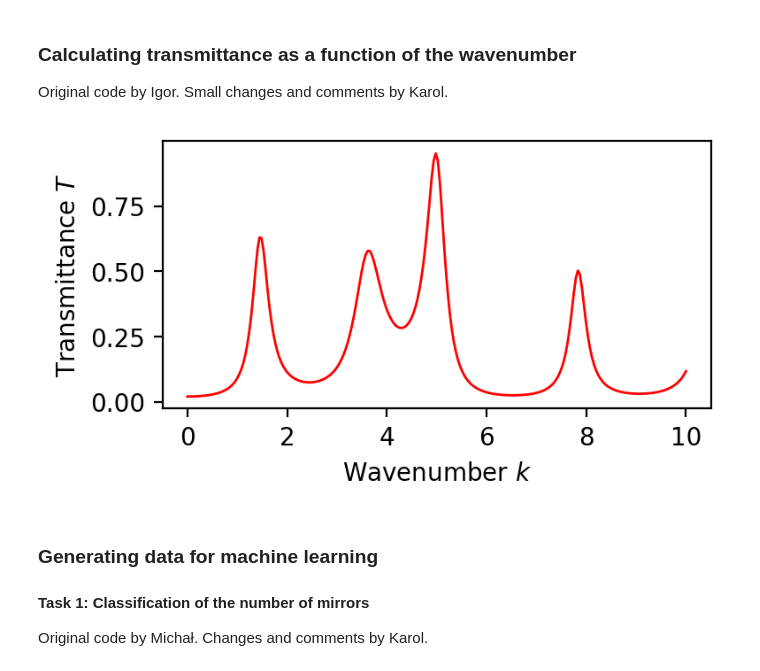
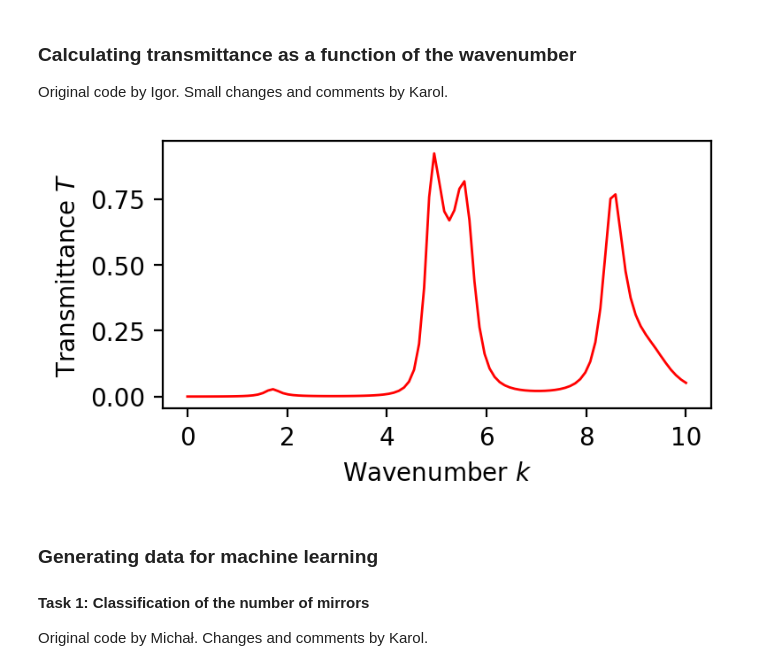
Before and after one commit to MKarnyUW/ZPS, a Jupyter notebook: Model tests/Test Notebook.ipynb, the cells around one changed output. Cells and saved outputs as stored; diff of their text form; code cells hidden in the pictures.

```diff
--- a/Model tests/Test Notebook.ipynb
+++ b/Model tests/Test Notebook.ipynb
@@ -20,7 +20,7 @@ plot_start = 0
 plot_end = 10
 
 # locations of all the mirrors
-mirrors = [0, 1, 2**0.5]
+mirrors = [0, 0.9, 1, 1.23, 2**0.5]
 # %%
 def tr_new(t1, r1, t2, r2):
     """
@@ -46,35 +46,35 @@ def transmittance_function(t_mirror, r_mirror, positions):
 
         # now compose the current system with the next distance and the next mirror
         for l in dist:
             t, r = tr_new(t, r, np.exp(l*k*1j), 0)
             t, r = tr_new(t, r, t_mirror, r_mirror)
 
         return abs(t)**2
 
     # return the function T
     return T
 
 
 def plot(t_mirror, r_mirror, positions, kmin, kmax, k_samples = 250):
     """
     Plot the interference pattern for a given set of mirrors, from kmin to kmax.
     """
 
     # plots the interference pattern
     T = transmittance_function(t_mirror, r_mirror, positions)
     ks = np.linspace(kmin, kmax, k_samples)
 
     Ts = T(ks)
 
     plt.figure(dpi=200, figsize=(4,2))
     plt.ylabel(r'Transmittance $T$')
     plt.xlabel(r'Wavenumber $k$')
     plt.plot(ks, Ts, color='r', linestyle='-', linewidth=1)
     plt.show()
 
-plot(t_mirror, r_mirror, mirrors, plot_start, plot_end)
+plot(t_mirror, r_mirror, mirrors, plot_start, plot_end, k_samples = 100)
 # %% [output]
-[figure, old version]
+[figure, new version]
 # %% [markdown]
 ### Generating data for machine learning
 #### Task 1: Classification of the number of mirrors
```
Also changed, not shown: parts of 1 cell of this notebook, 2 other files.
